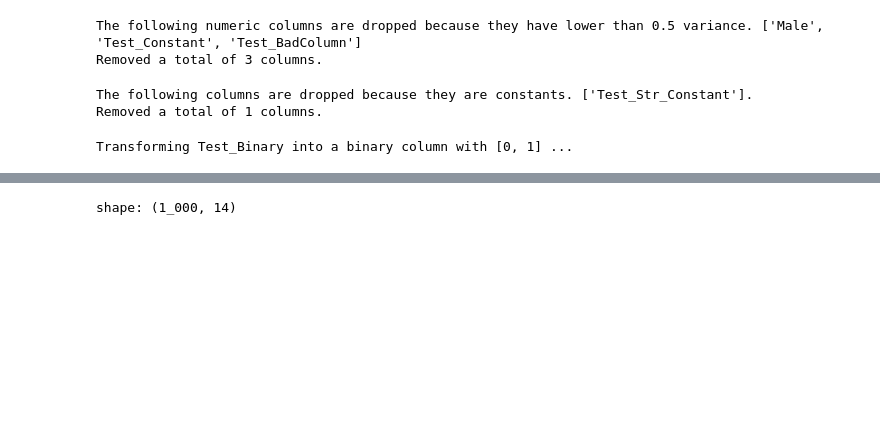
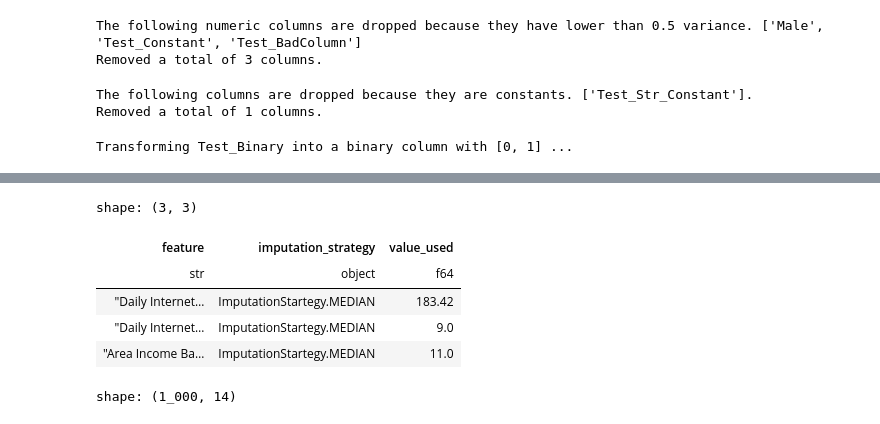
Before and after one commit to abstractqqq/dsds, a Jupyter notebook: examples/examples.ipynb, the cells around one changed output, grey strips where cells are left out. Drawn from its saved outputs; the diff is of its cells as text; code cells hidden in the pictures; blank space fills up the shorter version.

```diff
--- a/examples/examples.ipynb
+++ b/examples/examples.ipynb
@@ -179,3 +186,12 @@ shape: (3, 3)
+# %%
+mapping2.materialize()
+# %% [output]
+shape: (3, 3)
+| feature | imputation_strategy | value_used |
+| str | object | f64 |
+| "Daily Internet… | ImputationStartegy.MEDIAN | 183.42 |
+| "Daily Internet… | ImputationStartegy.MEDIAN | 9.0 |
+| "Area Income Ba… | ImputationStartegy.MEDIAN | 11.0 |
 # %%
 df, mapping = scale(df, ["Area Income", "Daily Internet Usage"], ScalingStrategy.NORMALIZE)
 df
```
Also changed, not shown: parts of 23 cells of this notebook, 7 other files.
